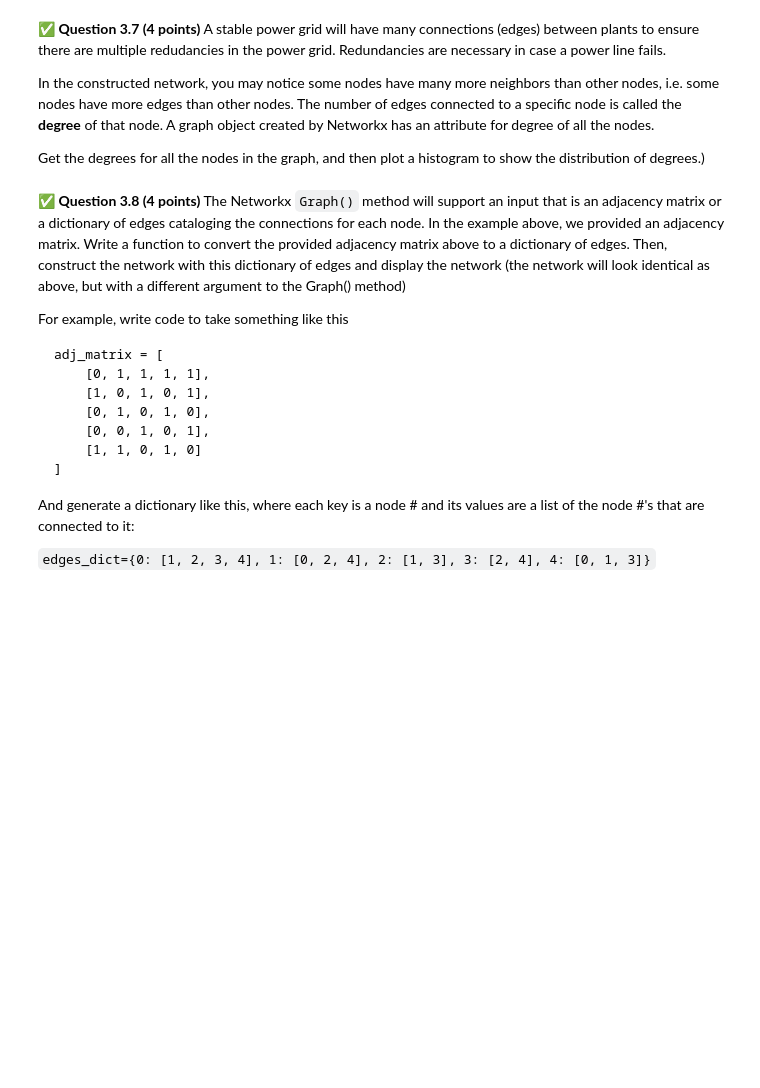
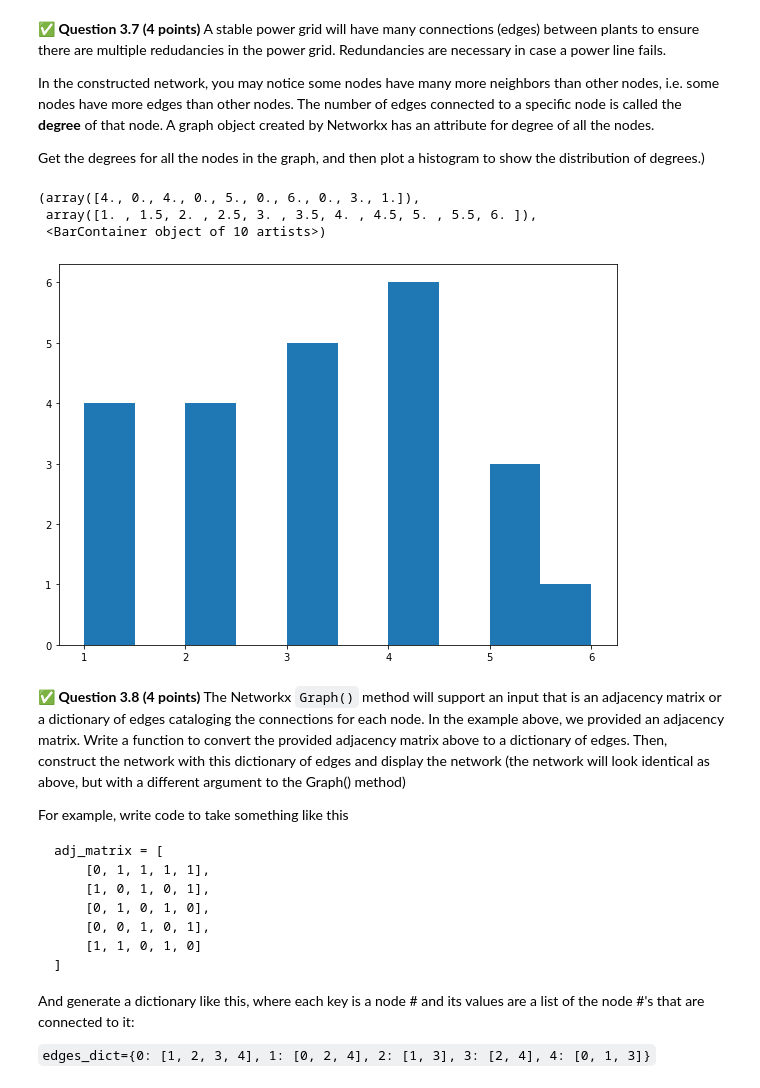
Before and after one commit to ryn-vw/CMSE202-f23-turnin, a Jupyter notebook: HW-02/HW 2, Ryn VW.ipynb, the cells around one changed output. Drawn from its saved outputs; the diff is of its cells as text; code cells hidden in the pictures; blank space fills up the shorter version.

```diff
--- a/HW-02/HW 2, Ryn VW.ipynb
+++ b/HW-02/HW 2, Ryn VW.ipynb
@@ -427,3 +430,16 @@ Get the degrees for all the nodes in the graph, and then plot a histogram to sho
+# %%
+# Put your code here:
+histo=nx.degree(G)
+graphable=[]
+for k in range(len(histo)):
+    graphable.append(histo[k])
+fig, ax = plt.subplots(figsize =(10, 7))
+ax.hist(graphable)
+# %% [output]
+(array([4., 0., 4., 0., 5., 0., 6., 0., 3., 1.]),
+ array([1. , 1.5, 2. , 2.5, 3. , 3.5, 4. , 4.5, 5. , 5.5, 6. ]),
+ <BarContainer object of 10 artists>)
+[figure, added]
 # %% [markdown]
 &#9989; **Question 3.8 (4 points)** The Networkx `Graph()` method will support an input that is an adjacency matrix or a dictionary of edges cataloging the connections for each node.  In the example above, we provided an adjacency matrix.  Write a function to convert the provided adjacency matrix above to a dictionary of edges.  Then, construct the network with this dictionary of edges and display the network (the network will look identical as above, but with a different argument to the Graph() method)
 
```
Also changed, not shown: parts of 7 cells of this notebook.
